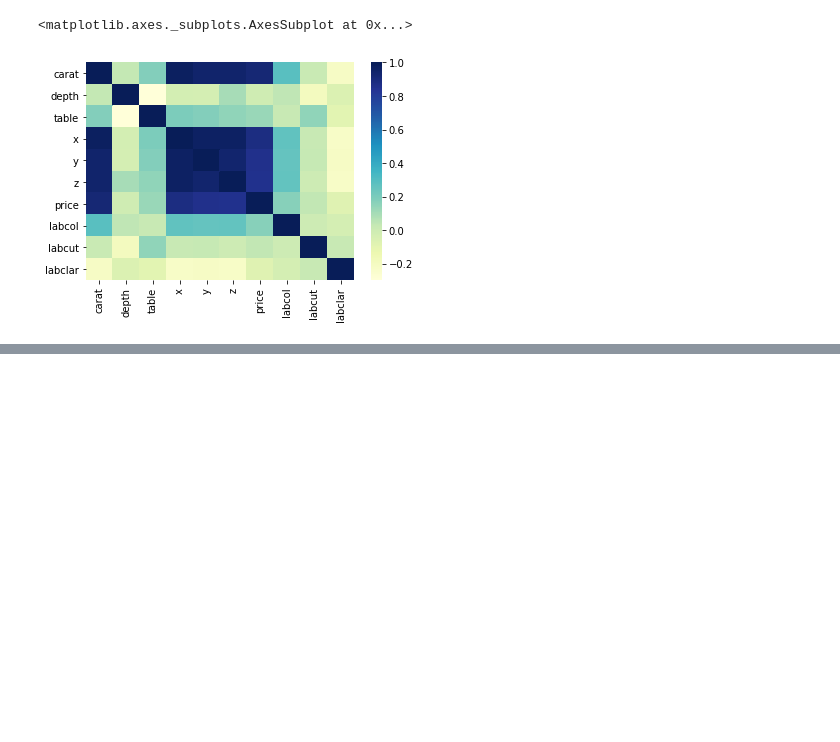
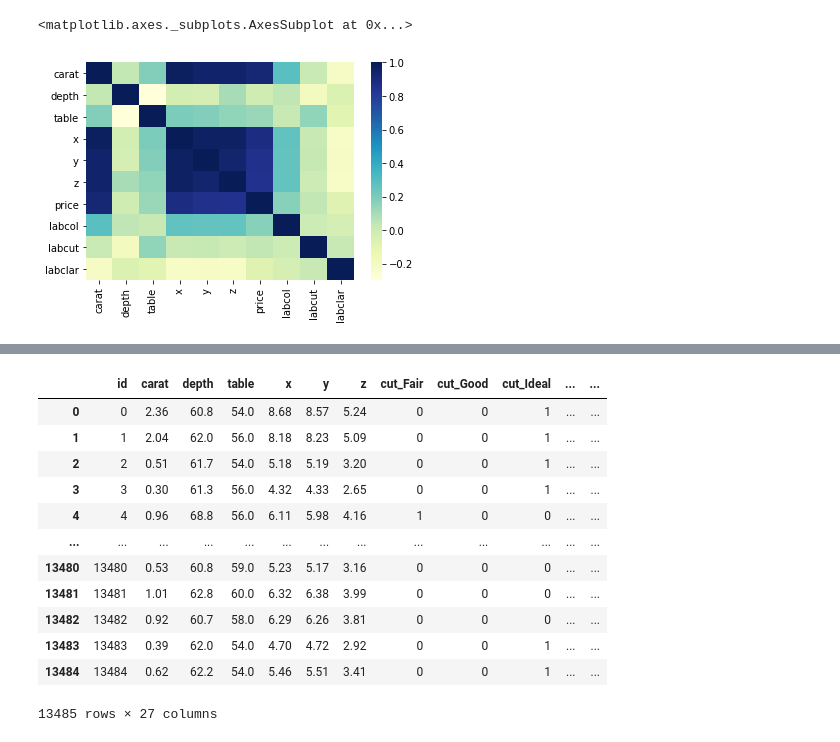
Before and after one commit to Nereland/diamonds-competition, a Jupyter notebook: data_preprocessing.ipynb, the cells around one changed output, grey strips where cells are left out. Cells and saved outputs as stored; diff of their text form; code cells hidden in the pictures; blank space fills up the shorter version.

```diff
--- a/explore_diamonds_ds.ipynb
+++ b/data_preprocessing.ipynb
@@ -244,0 +241,20 @@ diam.to_csv("outputs/diam.csv", index = False)
+# %%
+predgdum = pd.read_csv("inputs/predict.csv")
+# %%
+predgdum = pd.get_dummies(predgdum)
+# %%
+predgdum
+# %% [output]
+|  | id | carat | depth | table | x | y | z | cut_Fair | cut_Good | cut_Ideal | ... | ... |
+| 0 | 0 | 2.36 | 60.8 | 54.0 | 8.68 | 8.57 | 5.24 | 0 | 0 | 1 | ... | ... |
+| 1 | 1 | 2.04 | 62.0 | 56.0 | 8.18 | 8.23 | 5.09 | 0 | 0 | 1 | ... | ... |
+| 2 | 2 | 0.51 | 61.7 | 54.0 | 5.18 | 5.19 | 3.20 | 0 | 0 | 1 | ... | ... |
+| 3 | 3 | 0.30 | 61.3 | 56.0 | 4.32 | 4.33 | 2.65 | 0 | 0 | 1 | ... | ... |
+| 4 | 4 | 0.96 | 68.8 | 56.0 | 6.11 | 5.98 | 4.16 | 1 | 0 | 0 | ... | ... |
+| ... | ... | ... | ... | ... | ... | ... | ... | ... | ... | ... | ... | ... |
+| 13480 | 13480 | 0.53 | 60.8 | 59.0 | 5.23 | 5.17 | 3.16 | 0 | 0 | 0 | ... | ... |
+| 13481 | 13481 | 1.01 | 62.8 | 60.0 | 6.32 | 6.38 | 3.99 | 0 | 0 | 0 | ... | ... |
+| 13482 | 13482 | 0.92 | 60.7 | 58.0 | 6.29 | 6.26 | 3.81 | 0 | 0 | 0 | ... | ... |
+| 13483 | 13483 | 0.39 | 62.0 | 54.0 | 4.70 | 4.72 | 2.92 | 0 | 0 | 1 | ... | ... |
+| 13484 | 13484 | 0.62 | 62.2 | 54.0 | 5.46 | 5.51 | 3.41 | 0 | 0 | 1 | ... | ... |
+13485 rows × 27 columns
```
Also changed, not shown: parts of 15 cells of this notebook, 24 other files.
